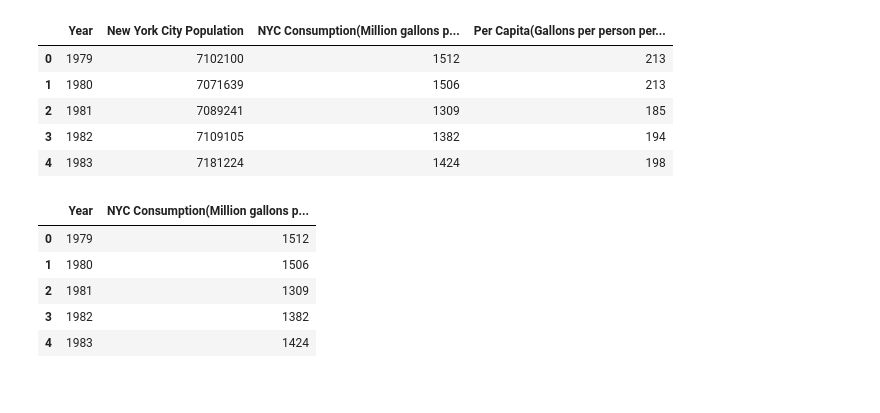
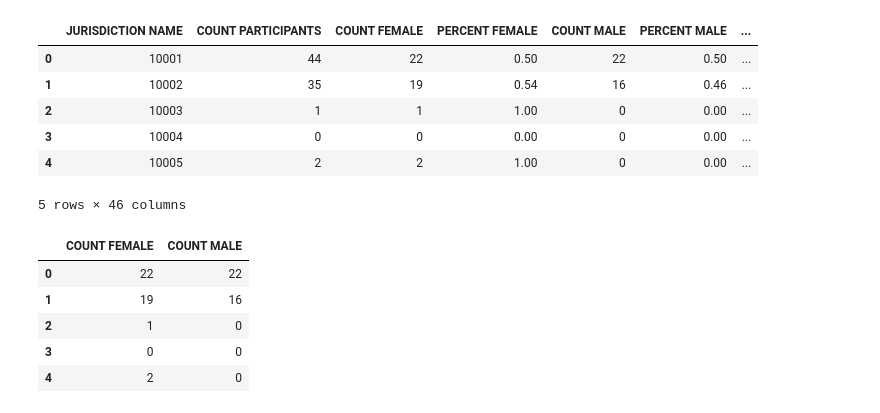
Before and after one commit to ep2247/PUI2017_ep2247, a Jupyter notebook: HW2_ep2247/HW2_3_ep2247.ipynb, the cells around one changed output. Drawn from its saved outputs; the diff is of its cells as text; code cells hidden in the pictures.

Commit message:
updated readme and updated hw2 part 3 for using DFDATA

```diff
--- a/HW2_ep2247/HW2_3_ep2247.ipynb
+++ b/HW2_ep2247/HW2_3_ep2247.ipynb
@@ -28,0 +14,3 @@ df = pd.read_csv('/home/cusp/ep2247/PUI2017/Water_Consumption_In_The_New_York_Ci
+# %%
+DFDATA = os.getenv("DFDATA")
+print(DFDATA)
@@ -29,9 +31,12 @@ df = pd.read_csv('/home/cusp/ep2247/PUI2017/Water_Consumption_In_The_New_York_Ci
+# %%
+df = pd.read_csv(DFDATA + "/kku6-nxdu/1414245945/kku6-nxdu")
 # %%
 df.head()
 # %% [output]
-|  | Year | New York City Population | NYC Consumption(Million gallons p... | Per Capita(Gallons per person per... |
-| 0 | 1979 | 7102100 | 1512 | 213 |
-| 1 | 1980 | 7071639 | 1506 | 213 |
-| 2 | 1981 | 7089241 | 1309 | 185 |
-| 3 | 1982 | 7109105 | 1382 | 194 |
-| 4 | 1983 | 7181224 | 1424 | 198 |
+|  | JURISDICTION NAME | COUNT PARTICIPANTS | COUNT FEMALE | PERCENT FEMALE | COUNT MALE | PERCENT MALE | ... |
+| 0 | 10001 | 44 | 22 | 0.50 | 22 | 0.50 | ... |
+| 1 | 10002 | 35 | 19 | 0.54 | 16 | 0.46 | ... |
+| 2 | 10003 | 1 | 1 | 1.00 | 0 | 0.00 | ... |
+| 3 | 10004 | 0 | 0 | 0.00 | 0 | 0.00 | ... |
+| 4 | 10005 | 2 | 2 | 1.00 | 0 | 0.00 | ... |
+5 rows × 46 columns
@@ -40,9 +43,11 @@ water_drop = df.drop(['New York City Population','Per Capita(Gallons per person
+# %%
+student_count = df[['COUNT FEMALE','COUNT MALE']]
 # %%
-water_drop.head()
+student_count.head()
 # %% [output]
-|  | Year | NYC Consumption(Million gallons p... |
-| 0 | 1979 | 1512 |
-| 1 | 1980 | 1506 |
-| 2 | 1981 | 1309 |
-| 3 | 1982 | 1382 |
-| 4 | 1983 | 1424 |
+|  | COUNT FEMALE | COUNT MALE |
+| 0 | 22 | 22 |
+| 1 | 19 | 16 |
+| 2 | 1 | 0 |
+| 3 | 0 | 0 |
+| 4 | 2 | 0 |
```
Also changed, not shown: parts of 7 cells of this notebook, 1 other file.
